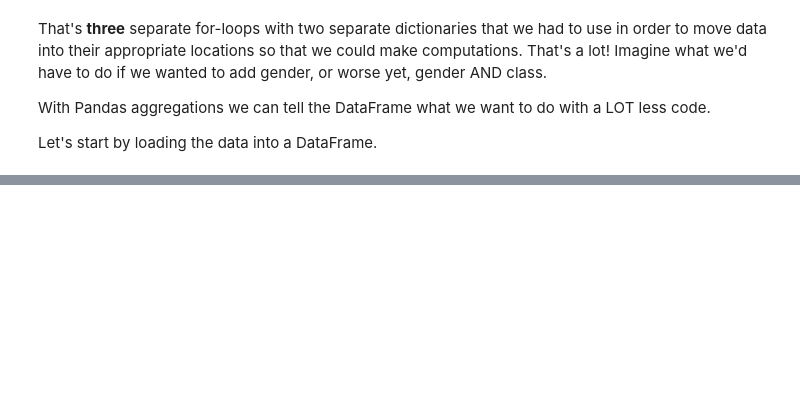
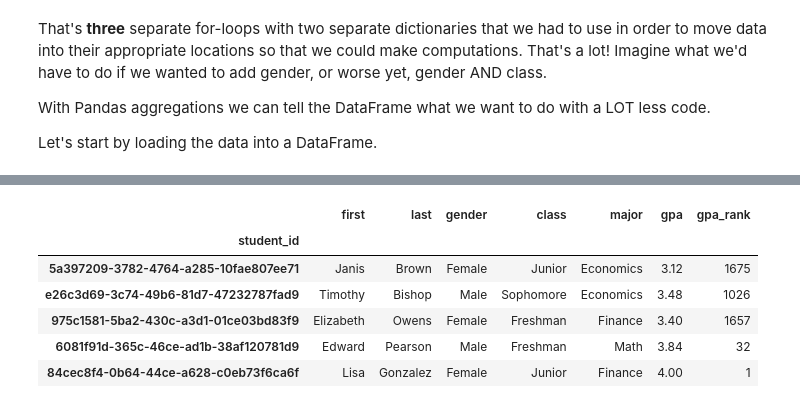
Before and after one commit to jasonshu8/MSDS_631, a Jupyter notebook: Lecture Notes/Week 7/In-Class Notebook (Mar 6, 2019) - Part 1.ipynb, the cells around one changed output, grey strips where cells are left out. Drawn from its saved outputs; the diff is of its cells as text; code cells hidden in the pictures; blank space fills up the shorter version.

```diff
--- a/Lecture Notes/Week 7/In-Class Notebook (Mar 6, 2019) - Part 1.ipynb
+++ b/Lecture Notes/Week 7/In-Class Notebook (Mar 6, 2019) - Part 1.ipynb
@@ -75,5 +289,6 @@ Let's use the methods above to understand what it's doing
 # %%
 #Copute the rank of the students' GPAs, by major
 #Ties are assigned the "best" rank
+gpa_ranks = students_df.groupby('major')['gpa'].rank(method='min', ascending=False)
 # %%
 gpa_ranks.head()
@@ -80,6 +303,16 @@ gpa_ranks.head()
-# %%
-students_df['gpa_rank'] = gpa_ranks
-students_df.head()
+# %%
+#We can assign a new column the same way we add data to a dictionary.
+#In this case we are adding a new column (would be key in a dictionary) and assigning it a value of the gpa_ranks Series
+students_df['gpa_rank'] = gpa_ranks.astype(int) #Ranks returned as floats, so we converted them to integers using .astype()
+students_df.head()
+# %% [output]
+|  | first | last | gender | class | major | gpa | gpa_rank |
+| student_id |  |  |  |  |  |  |  |
+| 5a397209-3782-4764-a285-10fae807ee71 | Janis | Brown | Female | Junior | Economics | 3.12 | 1675 |
+| e26c3d69-3c74-49b6-81d7-47232787fad9 | Timothy | Bishop | Male | Sophomore | Economics | 3.48 | 1026 |
+| 975c1581-5ba2-430c-a3d1-01ce03bd83f9 | Elizabeth | Owens | Female | Freshman | Finance | 3.40 | 1657 |
+| 6081f91d-365c-46ce-ad1b-38af120781d9 | Edward | Pearson | Male | Freshman | Math | 3.84 | 32 |
+| 84cec8f4-0b64-44ce-a628-c0eb73f6ca6f | Lisa | Gonzalez | Female | Junior | Finance | 4.00 | 1 |
 # %%
 students_df = students_df.sort_values(['major', 'gpa_rank'])
 # %%
```
Also changed, not shown: parts of 77 cells of this notebook, 2 other files.
